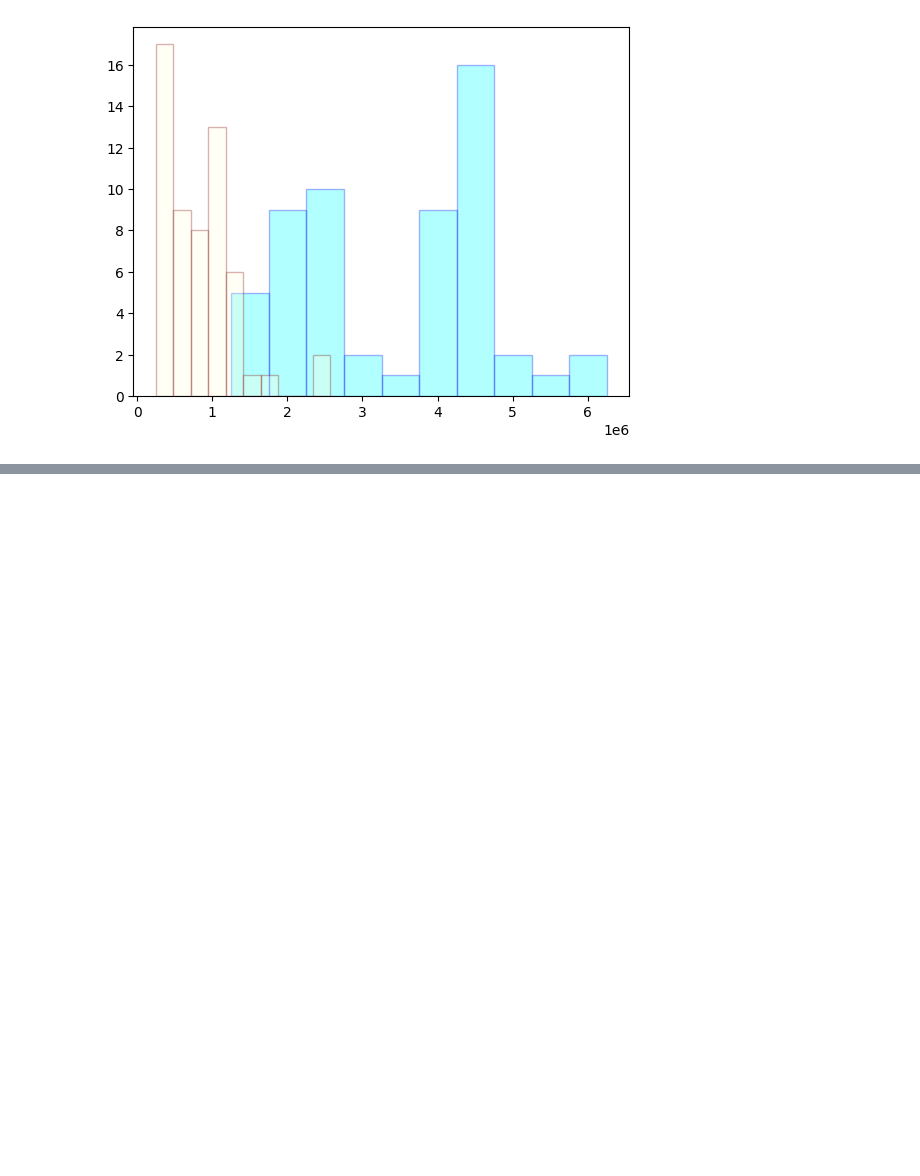
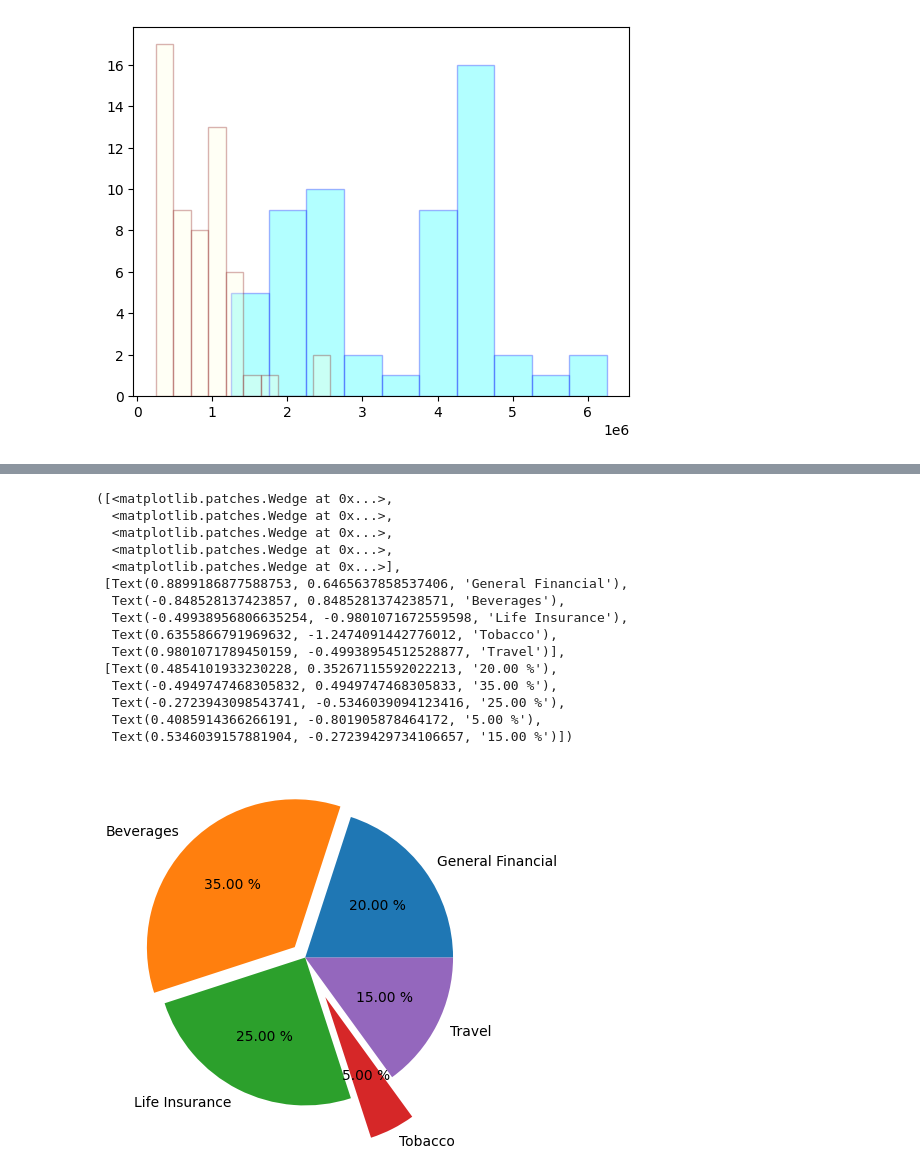
Before and after one commit to jmw-fr/Python, a Jupyter notebook: matplot/module3.ipynb, the cells around one changed output, grey strips where cells are left out. Cells and saved outputs as stored; diff of their text form; code cells hidden in the pictures; blank space fills up the shorter version.

```diff
--- a/matplot/module3.ipynb
+++ b/matplot/module3.ipynb
@@ -267,0 +307,24 @@ plt.hist(np_data['BryceCanyon'],
+# %%
+explode = (0, 0.1, 0, 0.3, 0)
+plt.pie(
+    data['Percentage'],
+    labels=data["Sector"],  # type: ignore
+    explode=explode,
+    autopct='%.2f %%')
+# %% [output]
+([<matplotlib.patches.Wedge at 0x...>,
+  <matplotlib.patches.Wedge at 0x...>,
+  <matplotlib.patches.Wedge at 0x...>,
+  <matplotlib.patches.Wedge at 0x...>,
+  <matplotlib.patches.Wedge at 0x...>],
+ [Text(0.8899186877588753, 0.6465637858537406, 'General Financial'),
+  Text(-0.848528137423857, 0.8485281374238571, 'Beverages'),
+  Text(-0.49938956806635254, -0.9801071672559598, 'Life Insurance'),
+  Text(0.6355866791969632, -1.2474091442776012, 'Tobacco'),
+  Text(0.9801071789450159, -0.49938954512528877, 'Travel')],
+ [Text(0.4854101933230228, 0.35267115592022213, '20.00 %'),
+  Text(-0.4949747468305832, 0.4949747468305833, '35.00 %'),
+  Text(-0.2723943098543741, -0.5346039094123416, '25.00 %'),
+  Text(0.4085914366266191, -0.801905878464172, '5.00 %'),
+  Text(0.5346039157881904, -0.27239429734106657, '15.00 %')])
+[figure, added]
```
Also changed, not shown: parts of 15 cells of this notebook.
